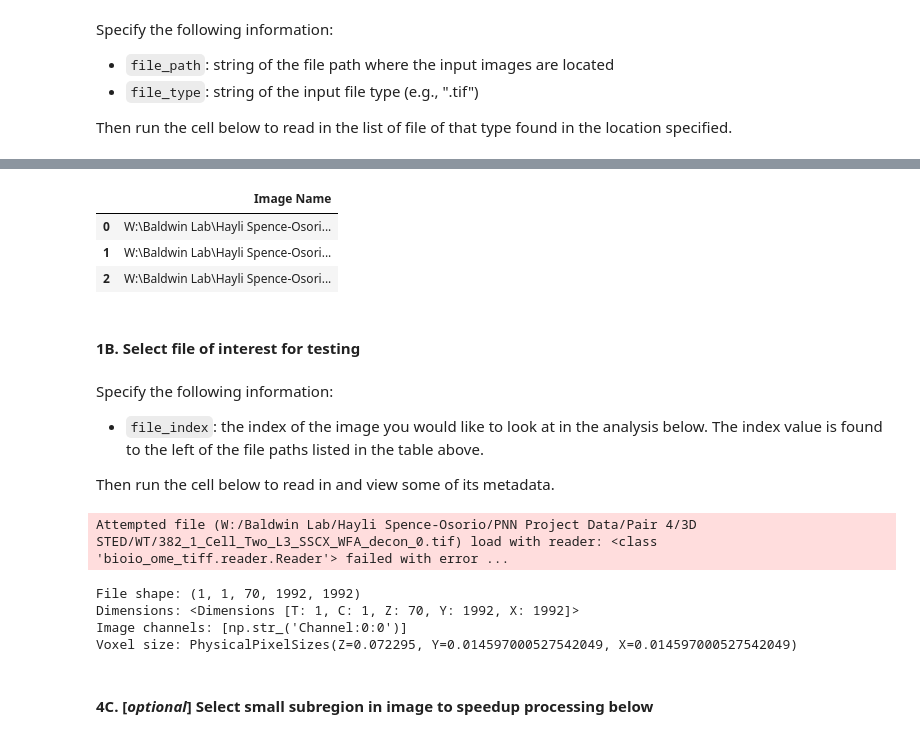
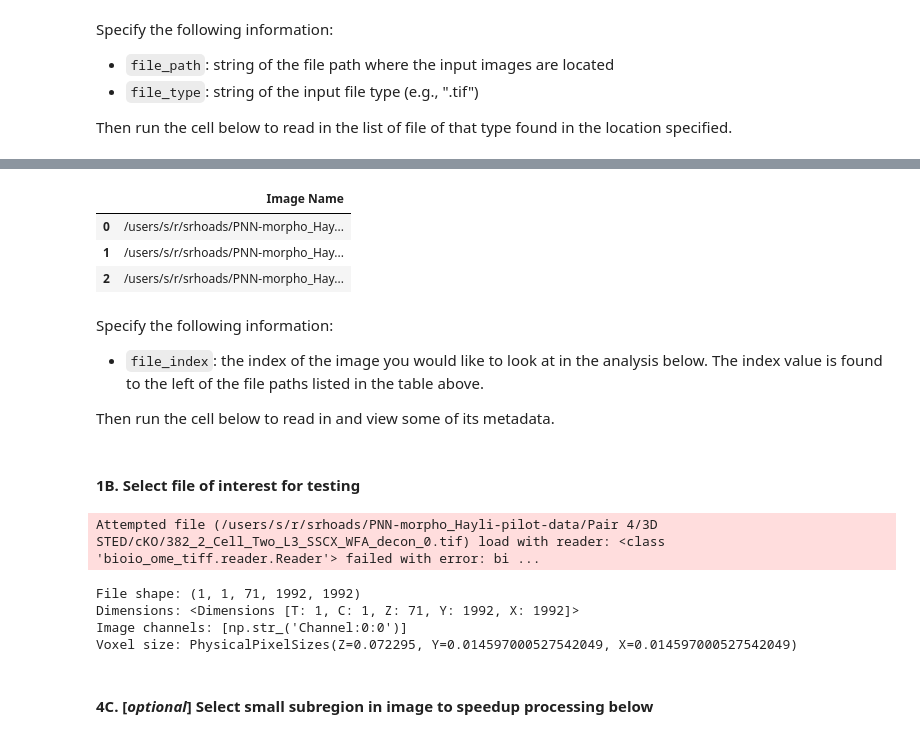
Before and after one commit to shanrhoads/PNN-morpho-quant, a Jupyter notebook: notebooks/PNN-morpho-analysis.ipynb, the cells around one changed output, grey strips where cells are left out. Saved outputs shown, nothing was run; the diff lists cells and outputs as text; code cells hidden in the pictures.

```diff
--- a/notebooks/PNN-morpho-analysis.ipynb
+++ b/notebooks/PNN-morpho-analysis.ipynb
@@ -105,7 +108,7 @@ Specify the following information:
 Then run the cell below to read in the list of file of that type found in the location specified.
 # %%
 ### USER INPUTS ###
-file_path = r"W:\Baldwin Lab\Hayli Spence-Osorio\PNN Project Data\Pair 4\3D STED\WT"  # OPTIONS:  WT" cKO"
+file_path = "/users/s/r/srhoads/PNN-morpho_Hayli-pilot-data/Pair 4/3D STED/cKO"  # OPTIONS:  WT" cKO"
 file_type = ".tif"
 
 
@@ -124,14 +128,14 @@ pd.DataFrame({"Image Name":file_list})
 |  | Image Name |
-| 0 | W:\Baldwin Lab\Hayli Spence-Osori... |
-| 1 | W:\Baldwin Lab\Hayli Spence-Osori... |
-| 2 | W:\Baldwin Lab\Hayli Spence-Osori... |
+| 0 | /users/s/r/srhoads/PNN-morpho_Hay... |
+| 1 | /users/s/r/srhoads/PNN-morpho_Hay... |
+| 2 | /users/s/r/srhoads/PNN-morpho_Hay... |
-# %% [markdown]
-#### **1B. Select file of interest for testing**
 # %% [markdown]
 Specify the following information:
 - `file_index`: the index of the image you would like to look at in the analysis below. The index value is found to the left of the file paths listed in the table above.
 
 Then run the cell below to read in and view some of its metadata.
+# %% [markdown]
+#### **1B. Select file of interest for testing**
 # %%
 ### USER INPUTS ###
 file_index = 2  # change this number to select a different file from the list above
@@ -174,9 +178,9 @@ print("Voxel size:", raw_file.physical_pixel_sizes)
 # stack = imread(str(file_list[file_index]))
 # napari.imshow(stack, multiscale=False)
 # %% [output]
-Attempted file (W:/Baldwin Lab/Hayli Spence-Osorio/PNN Project Data/Pair 4/3D STED/WT/382_1_Cell_Two_L3_SSCX_WFA_decon_0.tif) load with reader: <class 'bioio_ome_tiff.reader.Reader'> failed with error ...
+Attempted file (/users/s/r/srhoads/PNN-morpho_Hayli-pilot-data/Pair 4/3D STED/cKO/382_2_Cell_Two_L3_SSCX_WFA_decon_0.tif) load with reader: <class 'bioio_ome_tiff.reader.Reader'> failed with error: bi ...
-File shape: (1, 1, 70, 1992, 1992)
-Dimensions: <Dimensions [T: 1, C: 1, Z: 70, Y: 1992, X: 1992]>
+File shape: (1, 1, 71, 1992, 1992)
+Dimensions: <Dimensions [T: 1, C: 1, Z: 71, Y: 1992, X: 1992]>
 Image channels: [np.str_('Channel:0:0')]
 Voxel size: PhysicalPixelSizes(Z=0.072295, Y=0.014597000527542049, X=0.014597000527542049)
 # %% [markdown]
```
Also changed, not shown: parts of 23 cells of this notebook, 4 other files.
